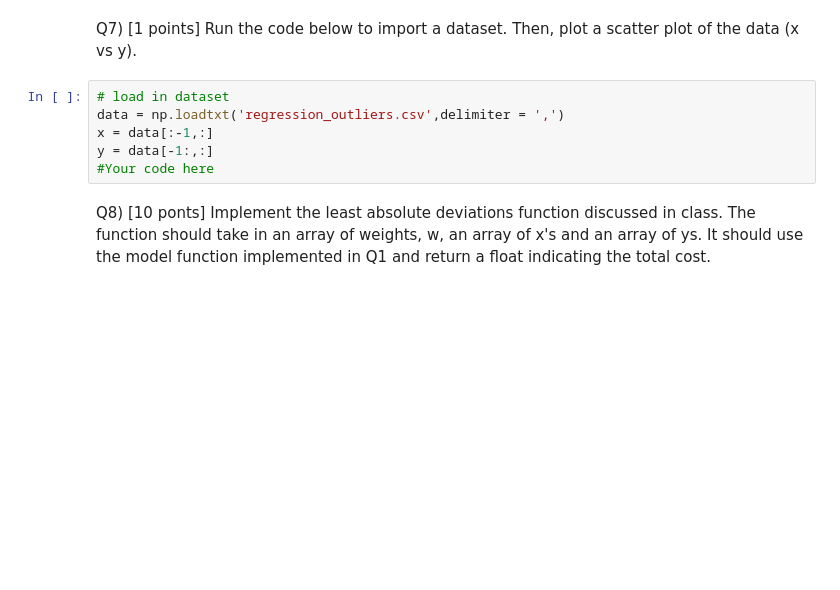
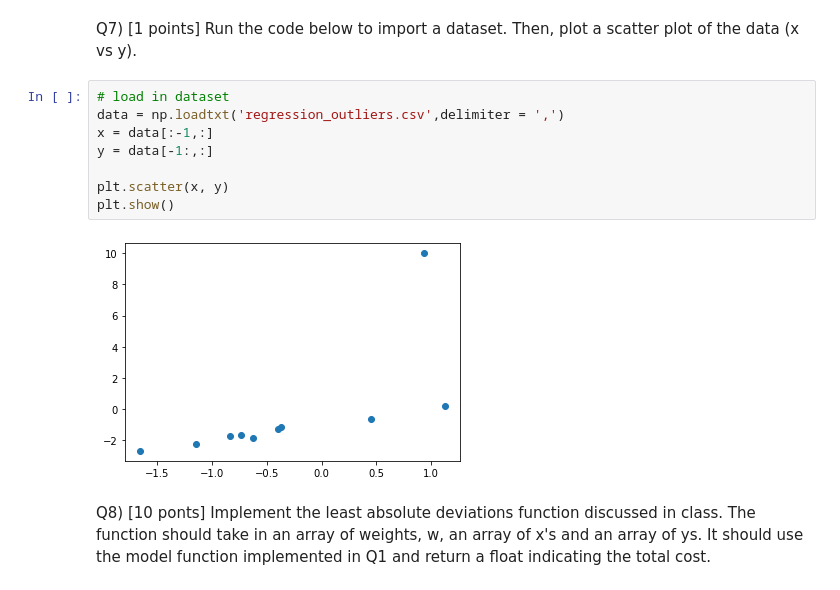
Before and after one commit to lostflux/machine-learning, a Jupyter notebook: HW2/HW2.ipynb, the cells around one changed output. Cells and saved outputs as stored; diff of their text form; blank space fills up the shorter version.

```diff
--- a/HW2/HW2.ipynb
+++ b/HW2/HW2.ipynb
@@ -63,9 +137,13 @@ Q7) [1 points]  Run the code below to import a dataset. Then, plot a scatter plo
 # %%
 # load in dataset
 data = np.loadtxt('regression_outliers.csv',delimiter = ',')
 x = data[:-1,:]
 y = data[-1:,:]
-#Your code here
+
+plt.scatter(x, y)
+plt.show()
+# %% [output]
+[figure, added]
 # %% [markdown]
 Q8) [10 ponts] Implement the least absolute deviations function discussed in class. The function should take in an array of weights, w, an array of x's and an array of ys. It should use the model function implemented in Q1  and return a float indicating the total cost.
 # %%
```
Also changed, not shown: parts of 12 cells of this notebook.
